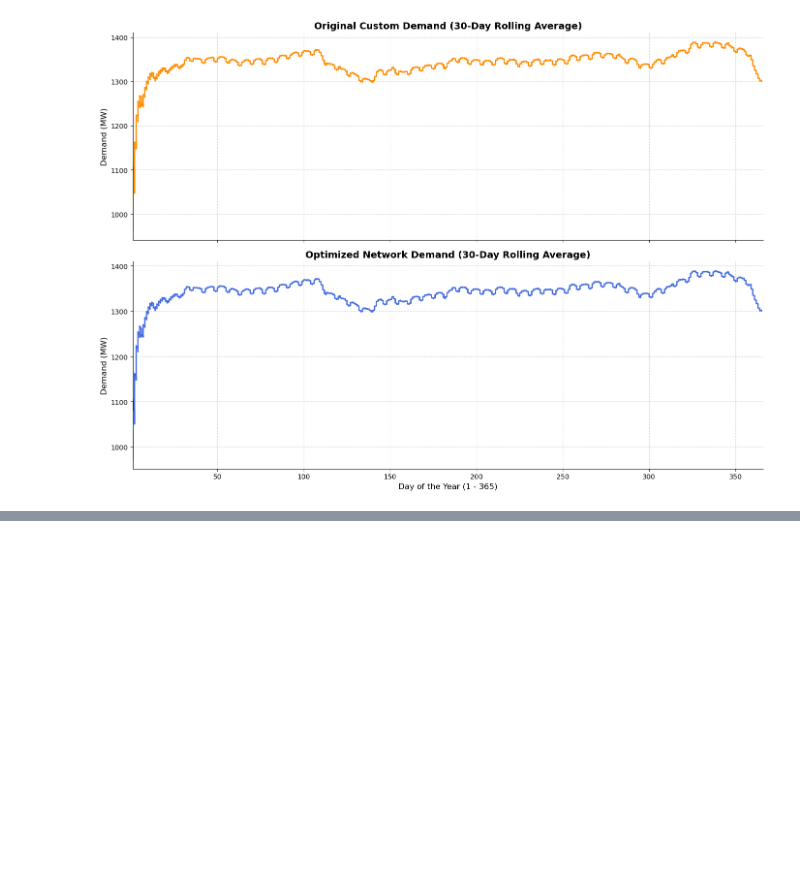
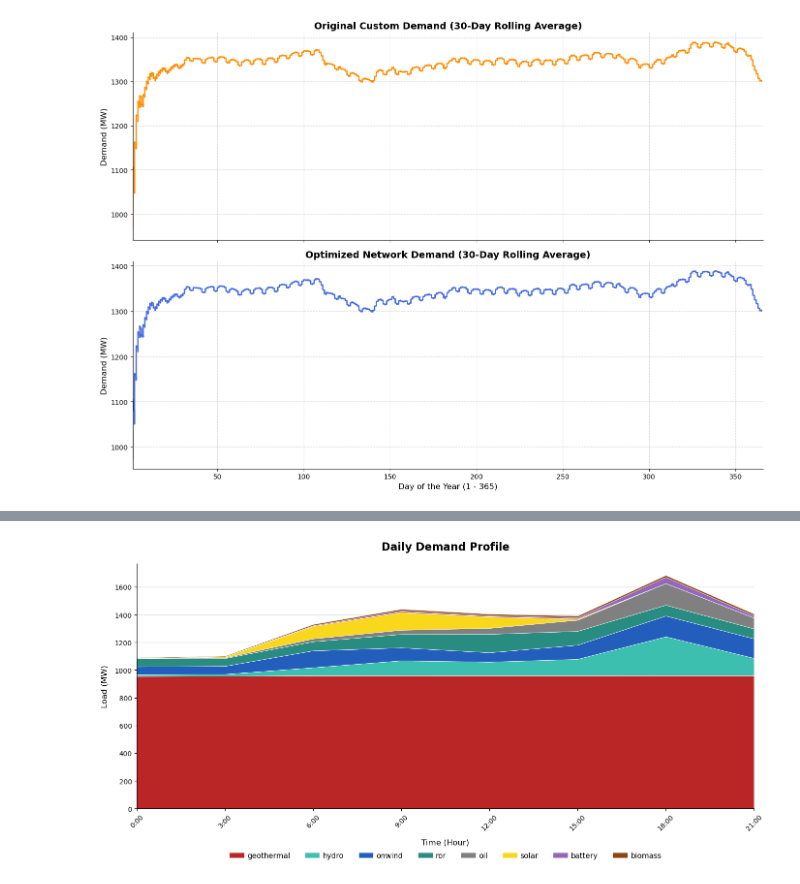
Before and after one commit to DevSingal/PyPSA-earth_Kenya, a Jupyter notebook: analysis/optimised_results_analysis.ipynb, the cells around one changed output, grey strips where cells are left out. Saved outputs shown, nothing was run; the diff lists cells and outputs as text; code cells hidden in the pictures; blank space fills up the shorter version.

Commit message:
ran model for base year

```diff
--- a/analysis/optimised_results_analysis.ipynb
+++ b/analysis/optimised_results_analysis.ipynb
@@ -658,0 +704,98 @@ else:
+# %%
+import pandas as pd
+import numpy as np
+import matplotlib.pyplot as plt
+
+print("=" * 80)
+print("8. AVERAGE DAILY DISPATCH & DEMAND PROFILE")
+print("=" * 80)
+
+# 1. Initialize DataFrame for all positive dispatch (MW)
+dispatch_all = pd.DataFrame(index=n_solved.snapshots)
+
+# ── Extract Generators ──
+if hasattr(n_solved, 'generators_t') and not n_solved.generators_t.p.empty:
+    for c in n_solved.generators.carrier.unique():
+        cols = n_solved.generators[n_solved.generators.carrier == c].index
+        dispatch_all[c] = n_solved.generators_t.p[cols].sum(axis=1)
+
+# ── Extract Storage Units (Discharging) ──
+if hasattr(n_solved, 'storage_units_t') and not n_solved.storage_units_t.p.empty:
+    for c in n_solved.storage_units.carrier.unique():
+        cols = n_solved.storage_units[n_solved.storage_units.carrier == c].index
+        # Only take positive values (discharging to the grid)
+        discharge = n_solved.storage_units_t.p[cols].sum(axis=1).clip(lower=0)
+
+        if c in dispatch_all.columns:
+            dispatch_all[c] += discharge
+        else:
+            dispatch_all[c] = discharge
+
+# ── Extract Links (Batteries & Imports) ──
+if hasattr(n_solved, 'links_t') and not n_solved.links_t.p0.empty:
+    for c in n_solved.links.carrier.unique():
+        # Capture battery dischargers or cross-border imports
+        if 'discharger' in str(c).lower() or 'import' in str(c).lower():
+            cols = n_solved.links[n_solved.links.carrier == c].index
+            # Link p1 is negative when injecting power into the AC grid, so we flip the sign
+            discharge = -n_solved.links_t.p1[cols].sum(axis=1)
+
+            base_c = str(c).replace(' discharger', '').replace(' Discharger', '')
+            if base_c in dispatch_all.columns:
+                dispatch_all[base_c] += discharge
+            else:
+                dispatch_all[base_c] = discharge
+
+# Filter out carriers that produced 0 MW across the entire timeframe
+dispatch_all = dispatch_all.loc[:, (dispatch_all != 0).any(axis=0)]
+
+# 2. Calculate the Average Daily Profile
+# Group by the hour of the day and take the mean
+# Note: If your model is 3-hourly, this will generate 8 data points per day (0, 3, 6, 9...)
+hourly_avg = dispatch_all.groupby(dispatch_all.index.hour).mean()
+
+# Sort columns so the largest total energy contributors (like Geothermal/Hydro) form the base of the stack
+carrier_order = hourly_avg.sum().sort_values(ascending=False).index.tolist()
+
+# 3. Plotting (Styled to match image_5bfa42.png)
+fig, ax = plt.subplots(figsize=(14, 7))
+
+# Create the stacked area chart
+ax.stackplot(hourly_avg.index,
+             [hourly_avg[c] for c in carrier_order],
+             labels=carrier_order,
+             colors=[CARRIER_COLORS.get(c, '#888888') for c in carrier_order],
+             linewidth=0.5, edgecolor='white')
+
+# 4. Formatting and Aesthetics
+ax.set_title("Daily Demand Profile", fontweight='bold', fontsize=16, pad=20)
+ax.set_ylabel("Load (MW)", fontsize=12, labelpad=10)
+ax.set_xlabel("Time (Hour)", fontsize=12, labelpad=10)
+
+# Format the x-axis to look like time (e.g., 0:00, 3:00, 6:00)
+ax.set_xticks(hourly_avg.index)
+ax.set_xticklabels([f"{int(h)}:00" for h in hourly_avg.index], rotation=45)
+
+# Ensure axes start cleanly at 0
+ax.set_xlim(hourly_avg.index.min(), hourly_avg.index.max())
+ax.set_ylim(bottom=0)
+
+# Add horizontal gridlines similar to the reference image
+ax.yaxis.grid(True, color='#e0e0e0', linestyle='-', linewidth=1)
+ax.xaxis.grid(False)
+ax.set_axisbelow(True) # Put grid behind the plots
+
+# Remove the top and right bounding box borders for a cleaner look
+ax.spines['top'].set_visible(False)
+ax.spines['right'].set_visible(False)
+
+# Place the legend at the bottom horizontally
+ax.legend(loc='upper center', bbox_to_anchor=(0.5, -0.15),
+          ncol=min(len(carrier_order), 8), frameon=False,
+          fontsize=11, handletextpad=0.4)
+
+plt.tight_layout()
+fig.savefig(f"{OUT_DIR}/08_average_daily_profile.png", dpi=300, bbox_inches='tight')
+fig.savefig(f"{OUT_DIR}/08_average_daily_profile.pdf", bbox_inches='tight')
+plt.show()
+# %% [output]
@@ -658,0 +805 @@ else:
+[figure, added]
```
Also changed, not shown: parts of 8 cells of this notebook, 17 other files.
